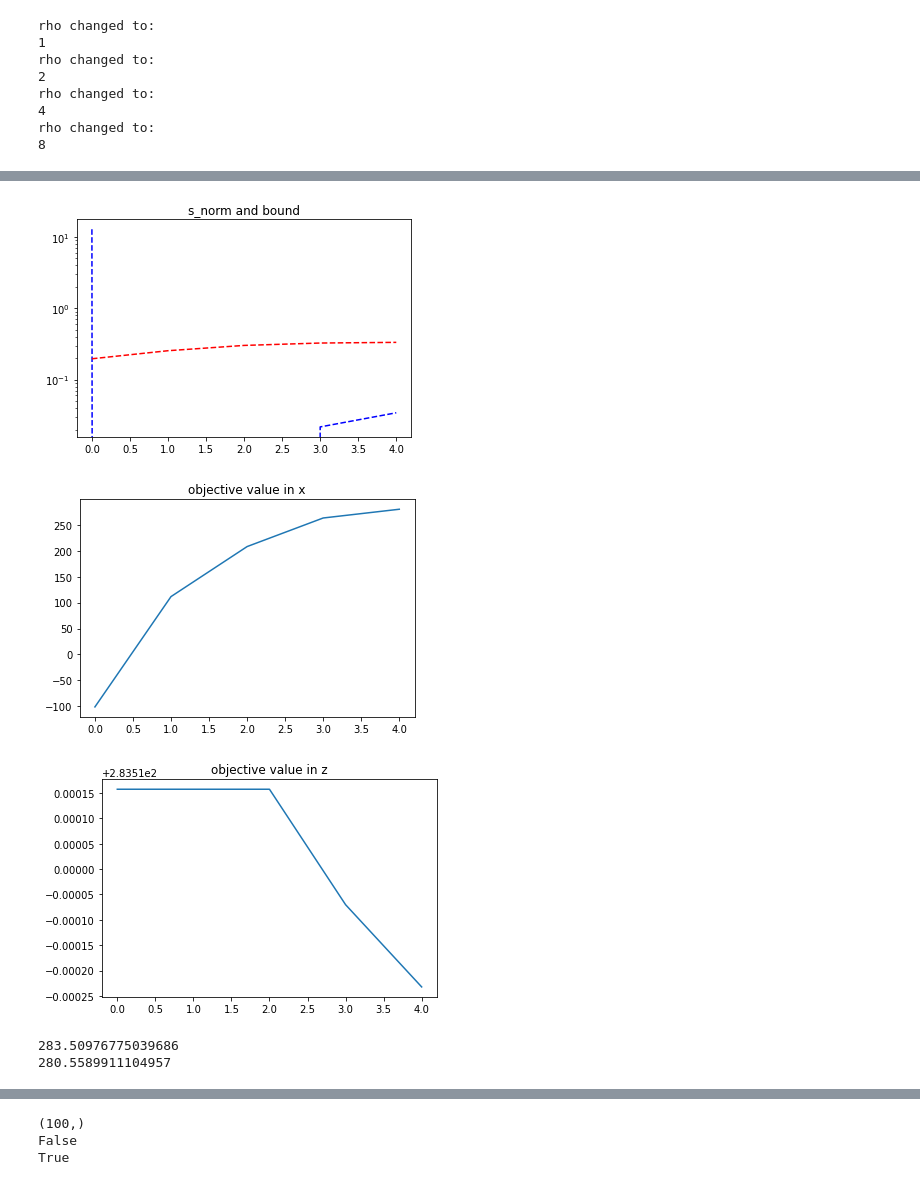
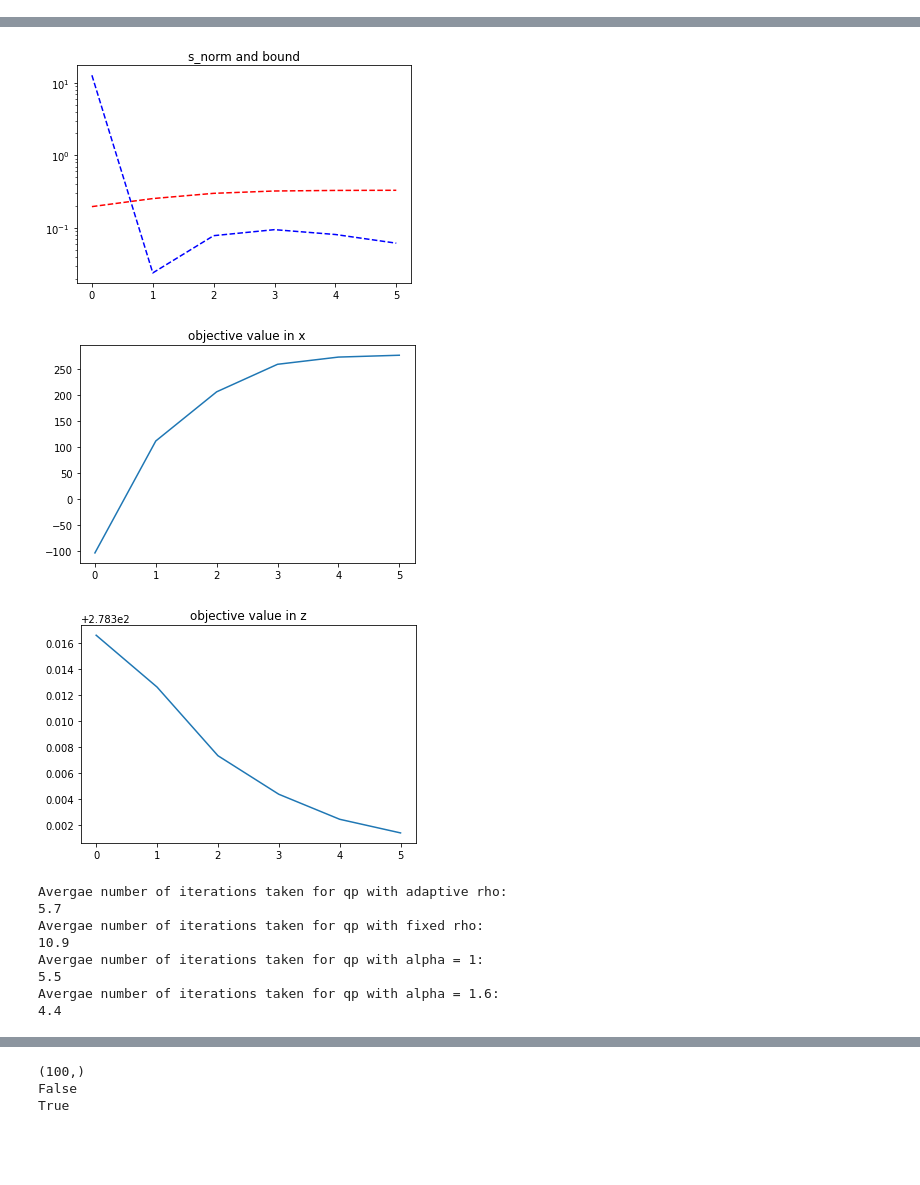
Before and after one commit to chenyizhou96/ADMM_python, a Jupyter notebook: ADMM_basic.ipynb, the cells around one changed output, grey strips where cells are left out. Saved outputs shown, nothing was run; the diff lists cells and outputs as text; code cells hidden in the pictures; blank space fills up the shorter version.

Commit message:
ADMM with conic constraints and more tests

```diff
--- a/ADMM_basic.ipynb
+++ b/ADMM_basic.ipynb
@@ -165,12 +284,58 @@ figure()
 plt.plot(history.objval_z[0:num_iter])
 plt.title('objective value in z')
 plt.show()
+
+#test6: compare number of iterations taken by rho changing version and the fixed rho version of qp:
+#We do qp 10 times and take avergae number of iteration for comparison
+total_num_iter_fixed = 0
+total_num_iter = 0
+for i in range(10):
+    P = np.random.rand(n,n)
+    P = P + np.transpose(P)
+    w,v = LA.eig(P)
+    P = np.matmul(v, np.matmul(np.diag(np.ones(n)+np.random.rand(n)) , np.transpose(v)))
+    q = np.random.rand(n)
+    r = np.random.rand(1)
+    l = np.random.rand(n)
+    u = np.random.rand(n)
+    lb = np.minimum(l, u)
+    ub = np.maximum(l, u)
+
+    x,history,num_iter = quadprog(P, q, r, lb, ub, 1, 1.0)
+    total_num_iter += num_iter
+
+    x,history,num_iter = quadprog_rho_fixed(P, q, r, lb, ub, 1, 1.0)
+    total_num_iter_fixed += num_iter
+
+print("Avergae number of iterations taken for qp with adaptive rho:")
+print(total_num_iter/10)
+print("Avergae number of iterations taken for qp with fixed rho:")
+print(total_num_iter_fixed/10)
+
+
+#test7: compare number of iterations taken by alpha = 1.6 version and the alpha = 1 version of qp with adaptive rho:
+total_num_iter_relaxed = 0
+total_num_iter = 0
+for i in range(10):
+    P = np.random.rand(n,n)
+    P = P + np.transpose(P)
+    w,v = LA.eig(P)
+    P = np.matmul(v, np.matmul(np.diag(np.ones(n)+np.random.rand(n)) , np.transpose(v)))
+    q = np.random.rand(n)
+    r = np.random.rand(1)
+    l = np.random.rand(n)
+    u = np.random.rand(n)
+    lb = np.minimum(l, u)
+    ub = np.maximum(l, u)
+
+    x,history,num_iter = quadprog(P, q, r, lb, ub, 1, 1.0)
+    total_num_iter += num_iter
+
+    x,history,num_iter = quadprog(P, q, r, lb, ub, 1, 1.6)
+    total_num_iter_relaxed += num_iter
+
+print("Avergae number of iterations taken for qp with alpha = 1:")
+print(total_num_iter/10)
+print("Avergae number of iterations taken for qp with alpha = 1.6:")
+print(total_num_iter_relaxed/10)
 # %% [output]
-rho changed to:
-1
-rho changed to:
-2
-rho changed to:
-4
-rho changed to:
-8
@@ -179,8 +344,14 @@ rho changed to:
-[figure, old version]
+[figure, new version]
-[figure, old version]
+[figure, new version]
-[figure, old version]
+[figure, new version]
-283.50976775039686
-280.5589911104957
+Avergae number of iterations taken for qp with adaptive rho:
+5.7
+Avergae number of iterations taken for qp with fixed rho:
+10.9
+Avergae number of iterations taken for qp with alpha = 1:
+5.5
+Avergae number of iterations taken for qp with alpha = 1.6:
+4.4
 # %%
 #test for simple 3D projection:
 from mpl_toolkits import mplot3d
```
Also changed, not shown: parts of 5 cells of this notebook.
